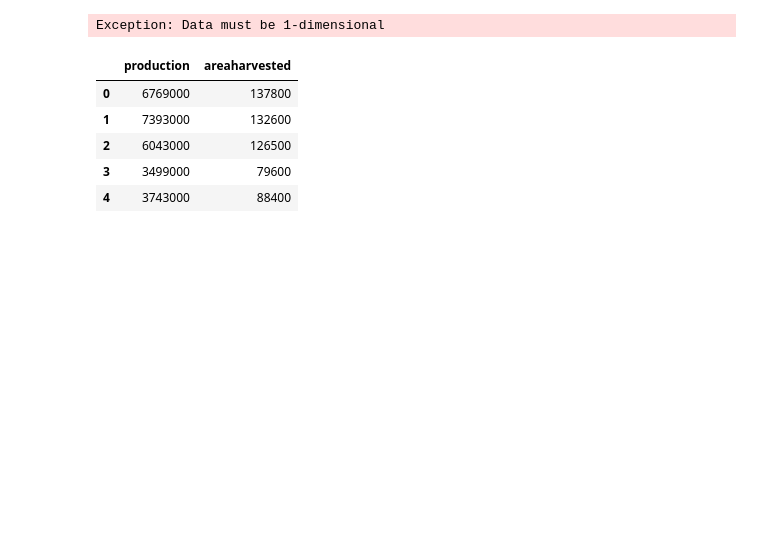
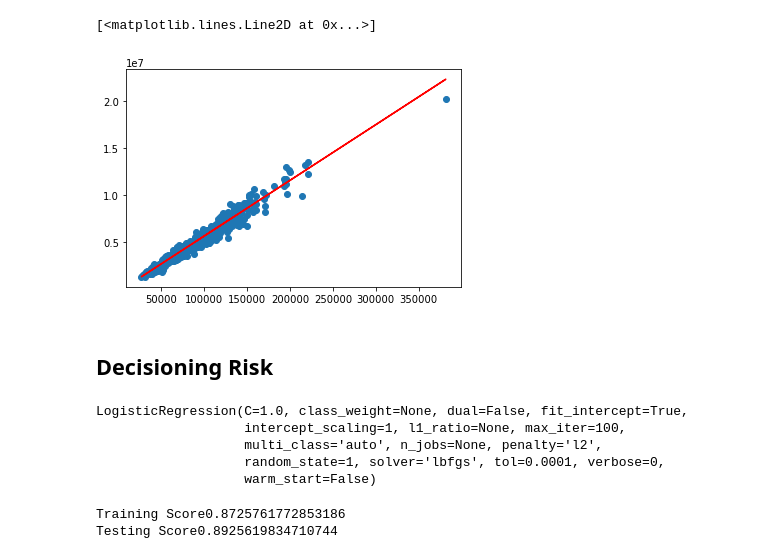
Before and after one commit to janetcheung-byte/Project-2-Final, a Jupyter notebook: prep.ipynb, the cells around one changed output. Saved outputs shown, nothing was run; the diff lists cells and outputs as text; code cells hidden in the pictures; blank space fills up the shorter version.

```diff
--- a/prep.ipynb
+++ b/prep.ipynb
@@ -6,3 +9,3 @@ import plotly.express as px
 # %%
 usda = USDA('IA','SOYBEANS')
-ftr = usda.features()
+regression = usda.linear_regression()
@@ -49,13 +11,0 @@ def predict_harvest(df):
-# %%
-p = predict_harvest(ftr)
-# %% [output]
-Exception: Data must be 1-dimensional
-# %%
-p.head()
-# %% [output]
-|  | production | areaharvested |
-| 0 | 6769000 | 137800 |
-| 1 | 7393000 | 132600 |
-| 2 | 6043000 | 126500 |
-| 3 | 3499000 | 79600 |
-| 4 | 3743000 | 88400 |
@@ -67,0 +12,11 @@ gig
+# %%
+actual = regression[2]
+predicted = regression[1]
+# %%
+plt.scatter(actual['areaharvested'],actual['production'])
+plt.plot(actual['areaharvested'],predicted,color='red')
+# %% [output]
+[<matplotlib.lines.Line2D at 0x...>]
+[figure, added]
+# %% [markdown]
+## Decisioning Risk
@@ -67,0 +34,24 @@ gig
+# %%
+#Train Test Split
+X_train,X_test,y_train,y_test = train_test_split(X,
+                                                 y,
+                                                 random_state=1,
+                                                 stratify=y)
+
+
+classifier = LogisticRegression(solver='lbfgs',random_state=1)
+classifier
+# %% [output]
+LogisticRegression(C=1.0, class_weight=None, dual=False, fit_intercept=True,
+                   intercept_scaling=1, l1_ratio=None, max_iter=100,
+                   multi_class='auto', n_jobs=None, penalty='l2',
+                   random_state=1, solver='lbfgs', tol=0.0001, verbose=0,
+                   warm_start=False)
+# %%
+#Train using the training data
+classifier.fit(X_train,y_train)
+print(f'Training Score{classifier.score(X_train,y_train)}')
+print(f'Testing Score{classifier.score(X_test,y_test)}')
+# %% [output]
+Training Score0.8725761772853186
+Testing Score0.8925619834710744
```
Also changed, not shown: parts of 8 cells of this notebook.
